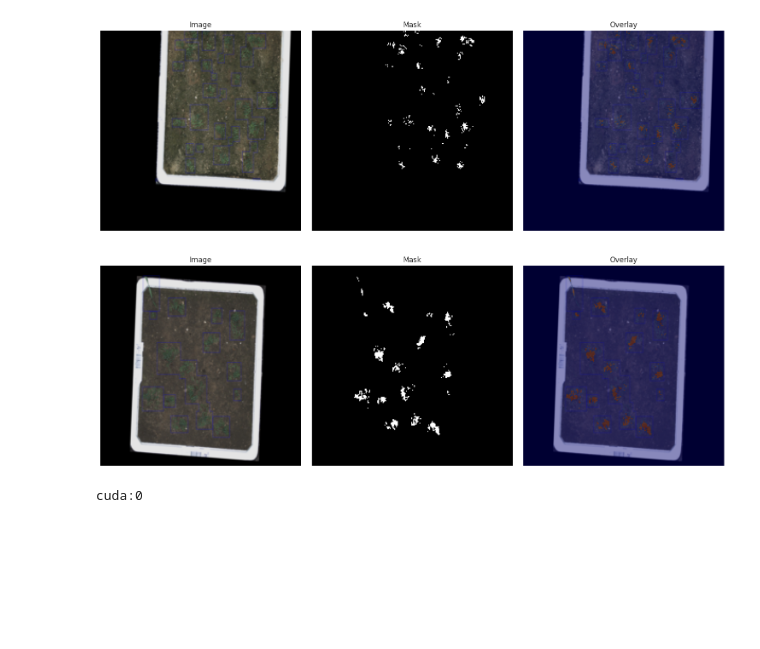
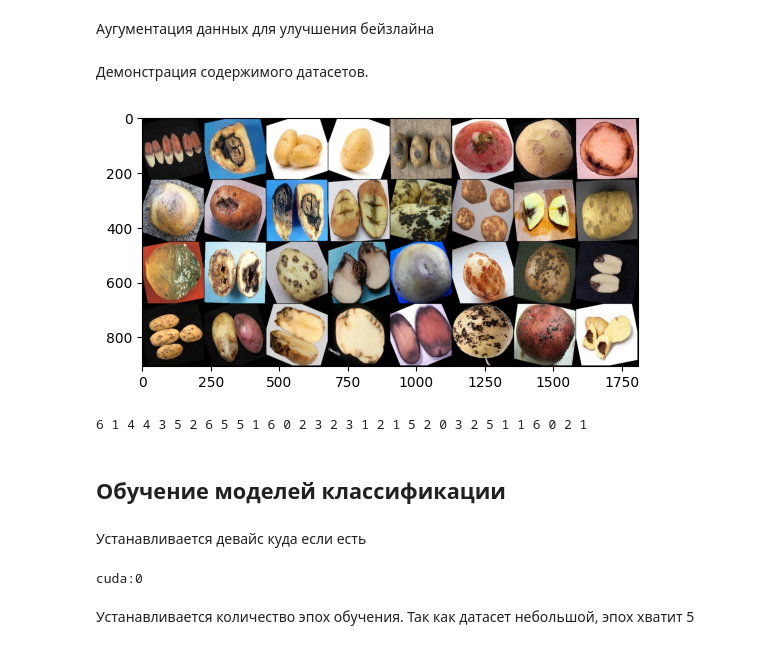
Before and after one commit to Pavloffff/cv_labs, a Jupyter notebook: lab6.ipynb, the cells around one changed output. Drawn from its saved outputs; the diff is of its cells as text; code cells hidden in the pictures; blank space fills up the shorter version.

```diff
--- a/lab6.ipynb
+++ b/lab6.ipynb
@@ -81,0 +75,2 @@ n_epochs = 20
+# %% [markdown]
+Аугументация данных для улучшения бейзлайна
@@ -82,36 +83,26 @@ n_epochs = 20
+# %% [markdown]
+Демонстрация содержимого датасетов.
 # %%
-# load data
-batch_size = 8
-# shuffle because of our data are sorted by labels
-trainloader = DataLoader(trainset, batch_size=batch_size, shuffle=True)
-testloader = DataLoader(testset, batch_size=batch_size)
+batch_size = 32
+trainloader = DataLoader(trainset, batch_size = batch_size, shuffle=True)
+testloader = DataLoader(testset, batch_size = batch_size)
-# %%
-def imshow(img, mask):
-    npimg = img.numpy().astype(float)
-    npmask = mask.numpy().astype(float) * 256
-    fig, axes = plt.subplots(1, 3, figsize=(15, 5))
-    axes[0].imshow(np.transpose(npimg, (1, 2, 0)))
-    axes[0].axis('off')
-    axes[0].set_title('Image')
-    axes[1].imshow(npmask, cmap='gray', vmin=0, vmax=1)
-    axes[1].axis('off')
-    axes[1].set_title('Mask')
-    axes[2].imshow(np.transpose(npimg, (1, 2, 0)))
-    axes[2].imshow(npmask, alpha=0.4, cmap='jet', vmin=0, vmax=1)
-    axes[2].axis('off')
-    axes[2].set_title('Overlay')
-    plt.tight_layout()
-    plt.show()
-
-dataiter = iter(trainloader)
-images, labels = next(dataiter)
-
-n_show = 2
-for img, mask in zip(images[:n_show], labels[:n_show]):
-  imshow(img, mask)
-# %% [output]
-[figure, removed]
-[figure, removed]
+# %%
+def imshow(img):
+    npimg = img.numpy()
+    plt.imshow(np.transpose(npimg, (1, 2, 0)))
+    plt.show()
+
+dataiter = iter(trainloader)
+images, labels = next(dataiter)
+imshow(torchvision.utils.make_grid(images))
+print(' '.join(f'{labels[j]}' for j in range(batch_size)))
+# %% [output]
+[figure, added]
+6 1 4 4 3 5 2 6 5 5 1 6 0 2 3 2 3 1 2 1 5 2 0 3 2 5 1 1 6 0 2 1
+# %% [markdown]
+## Обучение моделей классификации
+# %% [markdown]
+Устанавливается девайс куда если есть
 # %%
 device = torch.device("cuda:0" if torch.cuda.is_available() else "cpu")
 print(device)
@@ -146,0 +111,2 @@ def get_mIoU(output, mask, smooth=1e-10, n_classes=2) -> float:
+# %% [markdown]
+Устанавливается количество эпох обучения. Так как датасет небольшой, эпох хватит 5
```
Also changed, not shown: parts of 34 cells of this notebook, 4 other files.
